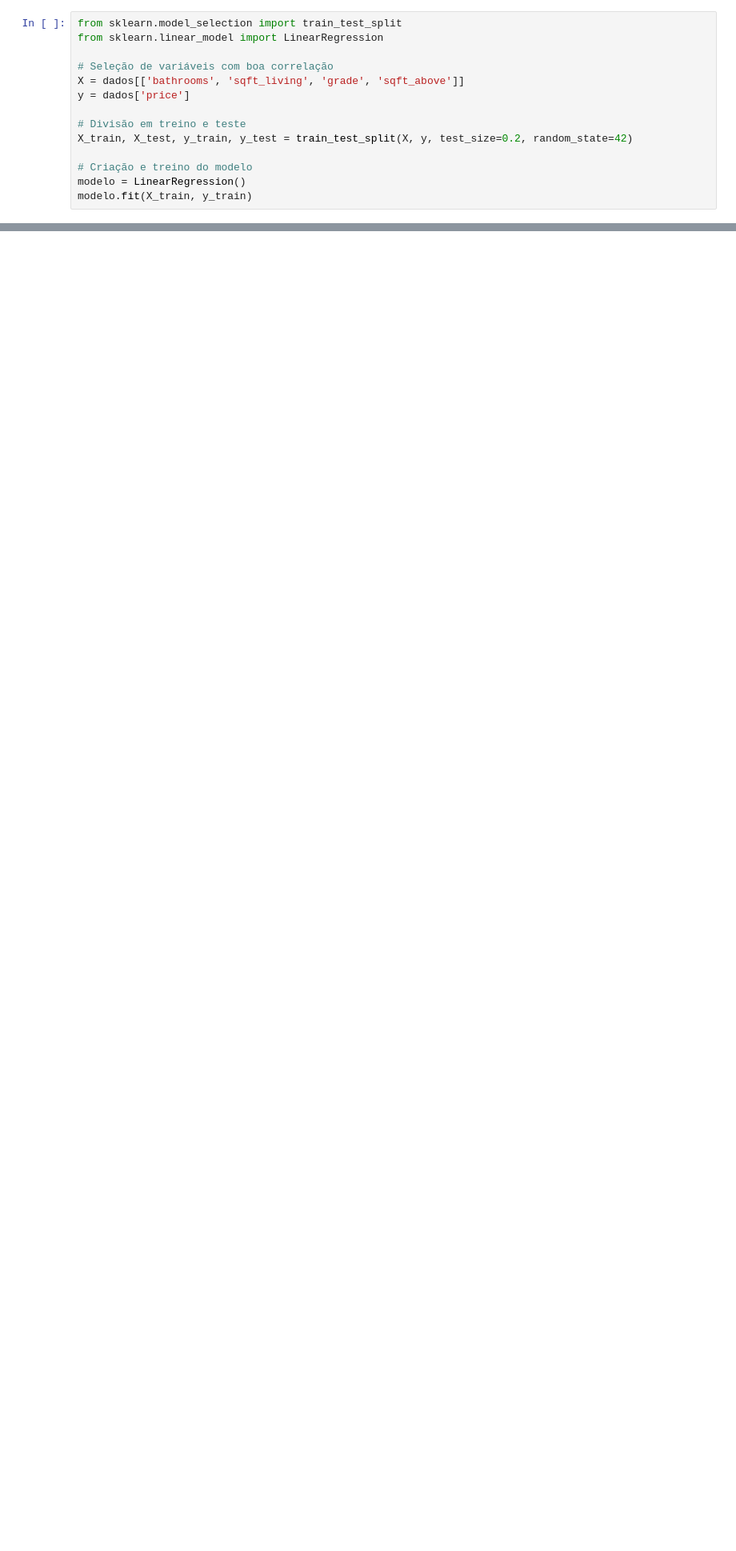
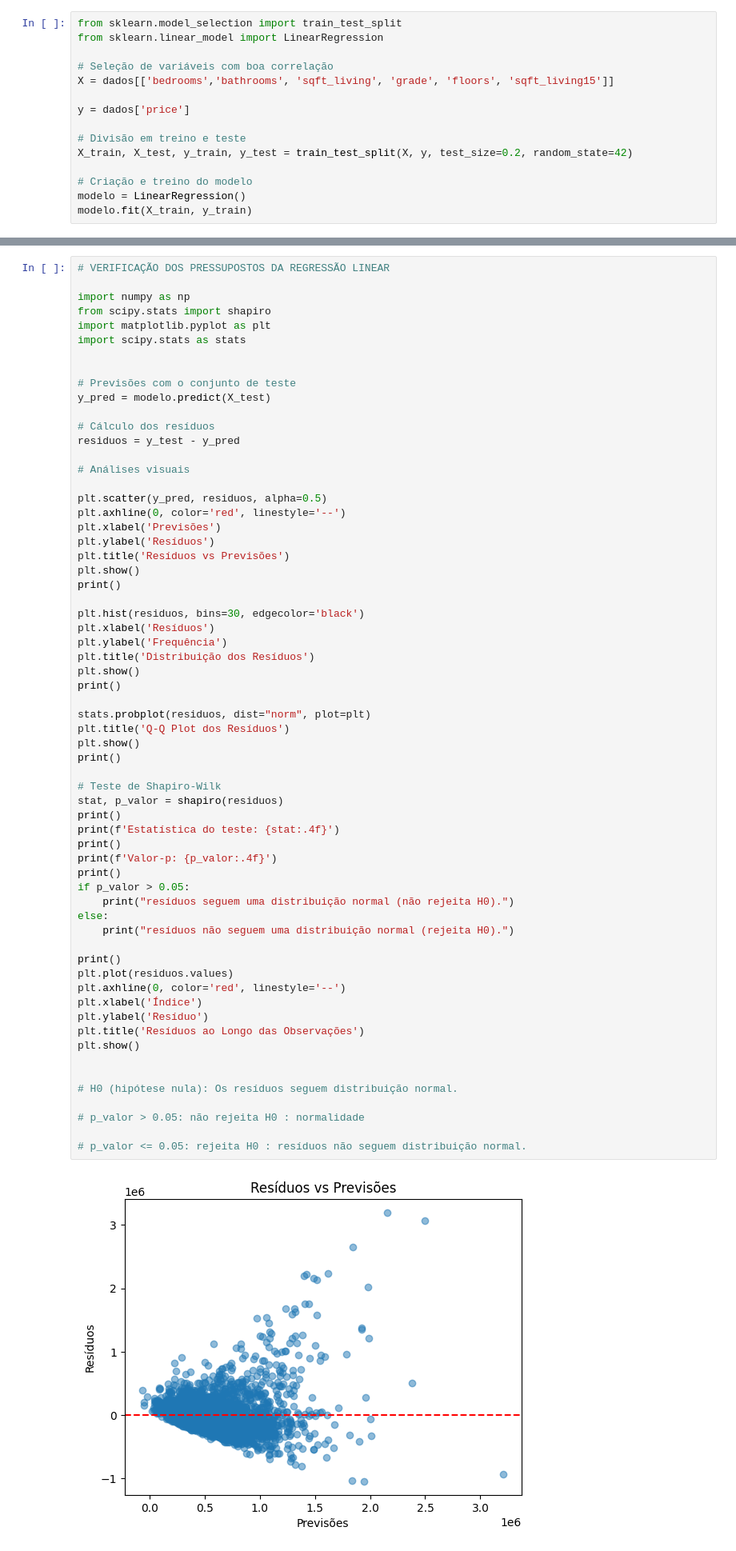
Before and after one commit to gustavo-plc/PyStatistics, a Jupyter notebook: AEDI_PROVA.ipynb, the cells around one changed output, grey strips where cells are left out. Shown at 80% size. Saved outputs shown, nothing was run; the diff lists cells and outputs as text; blank space fills up the shorter version.

Commit message:
QUestão final da prova de análise estatística de dados e informações.

```diff
--- a/AEDI_PROVA.ipynb
+++ b/AEDI_PROVA.ipynb
@@ -142,7 +142,8 @@ from sklearn.model_selection import train_test_split
 from sklearn.linear_model import LinearRegression
 
 # Seleção de variáveis com boa correlação
-X = dados[['bathrooms', 'sqft_living', 'grade', 'sqft_above']]
+X = dados[['bedrooms','bathrooms', 'sqft_living', 'grade', 'floors', 'sqft_living15']]
+
 y = dados['price']
 
 # Divisão em treino e teste
@@ -329,0 +248,65 @@ modelo.fit(X_train, y_train)
+# %%
+# VERIFICAÇÃO DOS PRESSUPOSTOS DA REGRESSÃO LINEAR
+
+import numpy as np
+from scipy.stats import shapiro
+import matplotlib.pyplot as plt
+import scipy.stats as stats
+
+
+# Previsões com o conjunto de teste
+y_pred = modelo.predict(X_test)
+
+# Cálculo dos resíduos
+residuos = y_test - y_pred
+
+# Análises visuais
+
+plt.scatter(y_pred, residuos, alpha=0.5)
+plt.axhline(0, color='red', linestyle='--')
+plt.xlabel('Previsões')
+plt.ylabel('Resíduos')
+plt.title('Resíduos vs Previsões')
+plt.show()
+print()
+
+plt.hist(residuos, bins=30, edgecolor='black')
+plt.xlabel('Resíduos')
+plt.ylabel('Frequência')
+plt.title('Distribuição dos Resíduos')
+plt.show()
+print()
+
+stats.probplot(residuos, dist="norm", plot=plt)
+plt.title('Q-Q Plot dos Resíduos')
+plt.show()
+print()
+
+# Teste de Shapiro-Wilk
+stat, p_valor = shapiro(residuos)
+print()
+print(f'Estatística do teste: {stat:.4f}')
+print()
+print(f'Valor-p: {p_valor:.4f}')
+print()
+if p_valor > 0.05:
+    print("resíduos seguem uma distribuição normal (não rejeita H0).")
+else:
+    print("resíduos não seguem uma distribuição normal (rejeita H0).")
+
+print()
+plt.plot(residuos.values)
+plt.axhline(0, color='red', linestyle='--')
+plt.xlabel('Índice')
+plt.ylabel('Resíduo')
+plt.title('Resíduos ao Longo das Observações')
+plt.show()
+
+
+# H0 (hipótese nula): Os resíduos seguem distribuição normal.
+
+# p_valor > 0.05: não rejeita H0 : normalidade
+
+# p_valor <= 0.05: rejeita H0 : resíduos não seguem distribuição normal.
+# %% [output]
+[figure, added]
```
Also changed, not shown: parts of 65 cells of this notebook.
